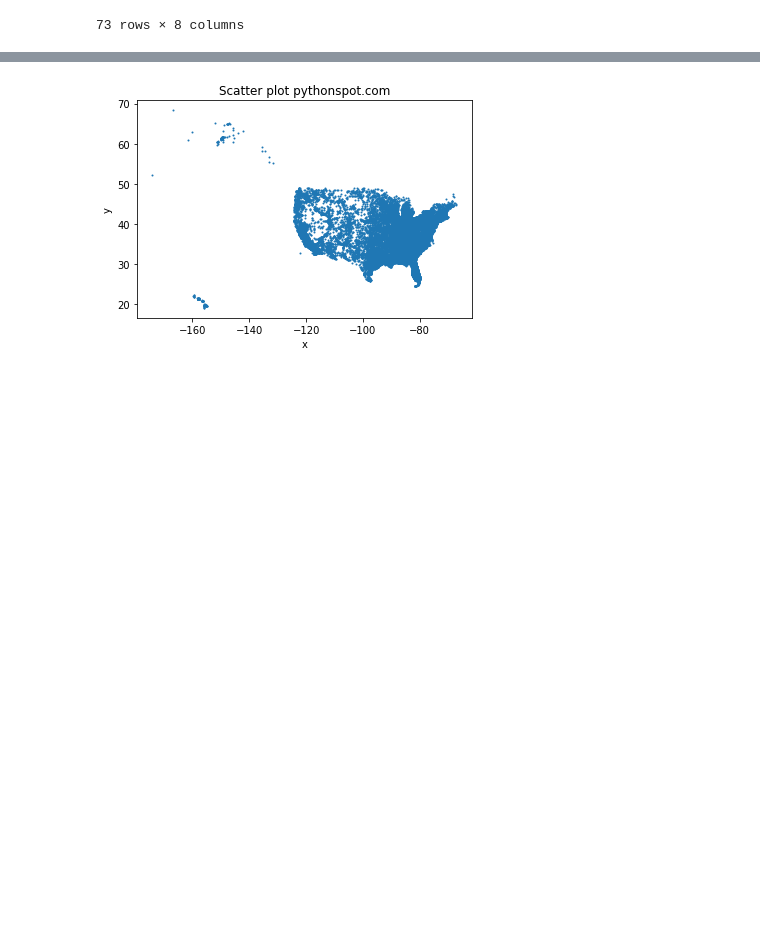
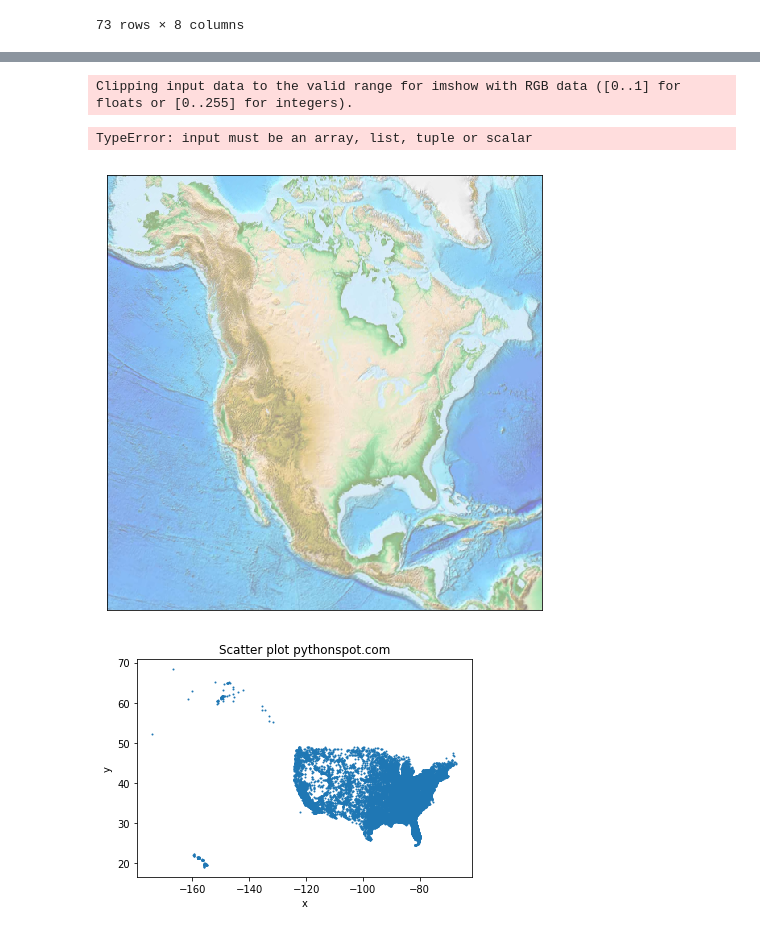
Before and after one commit to ecantu75/DataMining_Lab3, a Jupyter notebook: DataMining_LAB_3.ipynb, the cells around one changed output, grey strips where cells are left out. Cells and saved outputs as stored; diff of their text form; code cells hidden in the pictures; blank space fills up the shorter version.

```diff
--- a/DataMining_LAB_3.ipynb
+++ b/DataMining_LAB_3.ipynb
@@ -496,3 +522,21 @@ Accident_df.describe(include=list_include).T
+# %%
+fig = plt.figure(figsize=(8, 8))
+m = Basemap(projection='lcc', resolution=None,
+            width=8E6, height=8E6,
+            lat_0=45, lon_0=-100,)
+m.etopo(scale=0.5, alpha=0.5)
+
+# Map (long, lat) to (x, y) for plotting
+x, y = m([-98.214253,-96.507414],[26.138836,32.700692])
+m.scatter(x, y)
+
+#plt.plot(x,y, 'ok', markersize=5)
+#plt.plot(Accident_df1.longitude, Accident_df1.latitude, 'ok', markersize=5)
+#plt.text(x, y, ' Seattle', fontsize=12);
+# %% [output]
+Clipping input data to the valid range for imshow with RGB data ([0..1] for floats or [0..255] for integers).
+TypeError: input must be an array, list, tuple or scalar
+[figure, added]
 # %%
 # Plot
 plt.scatter( Accident_df1.longitude,Accident_df1.latitude, s= 1, alpha=1)
```
Also changed, not shown: parts of 3 cells of this notebook.
